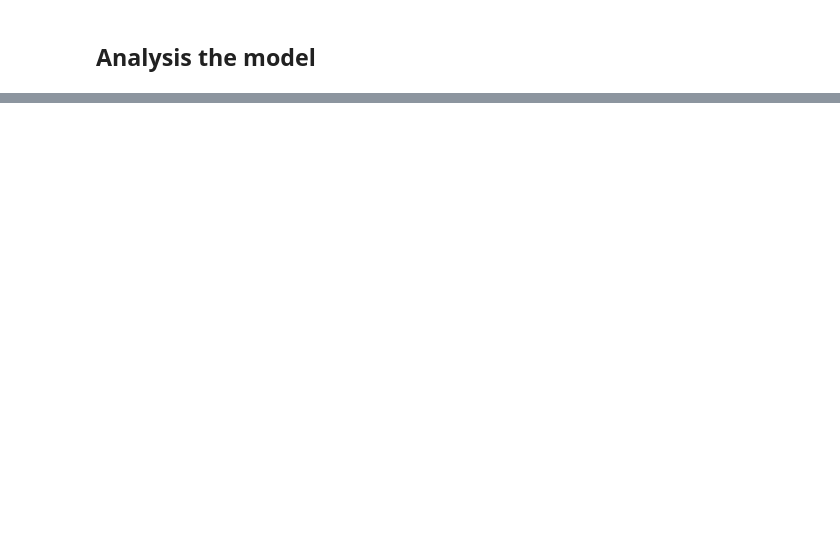
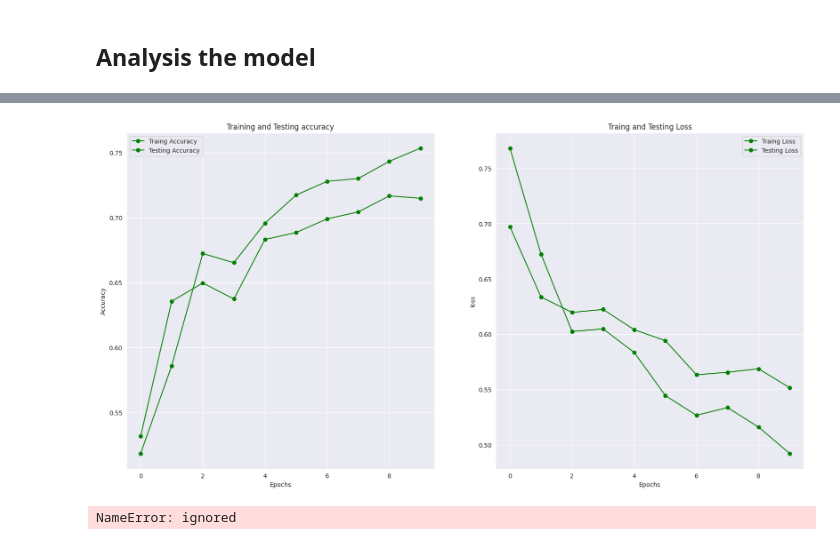
Before and after one commit to INCREDIBLE-AURNOB/Human-Stress-Prediction-with-LSTM, a Jupyter notebook: Human_Stress_Prediction.ipynb, the cells around one changed output, grey strips where cells are left out. Saved outputs shown, nothing was run; the diff lists cells and outputs as text; code cells hidden in the pictures; blank space fills up the shorter version.

```diff
--- a/Human_Stress_Prediction.ipynb
+++ b/Human_Stress_Prediction.ipynb
@@ -447,0 +452,29 @@ print(" Accuracy on Test data: ",model.evaluate(x_test,y_test)[1] *100 ,"%")
+# %%
+epochs=[i for i in range(10)]
+fig,ax=plt.subplots(1,2)
+train_acc=history.history['accuracy']
+train_loss=history.history['loss']
+val_acc=history.history['val_accuracy']
+val_loss=history.history['val_loss']
+fig.set_size_inches(20,10)
+
+ax[0].plot(epochs,train_acc,'go-',label="Traing Accuracy")
+ax[0].plot(epochs,val_acc,'go-',label="Testing Accuracy")
+ax[0].set_title('Training and Testing accuracy')
+ax[0].legend()
+ax[0].set_xlabel("Epochs")
+ax[0].set_ylabel("Accuracy")
+
+ax[1].plot(epochs,train_loss,'go-',label="Traing Loss")
+ax[1].plot(epochs,val_loss,'go-',label="Testing Loss")
+ax[1].set_title("Traing and Testing Loss")
+ax[1].legend()
+ax[1].set_xlabel("Epochs")
+ax[1].set_ylabel("loss")
+plt.show()
+# %% [output]
+[figure, added]
+# %%
+print(classification_report(y_test,pred,target_names=['Stress',"Not Stress"]))
+# %% [output]
+NameError: ignored
```
Also changed, not shown: parts of 8 cells of this notebook.
